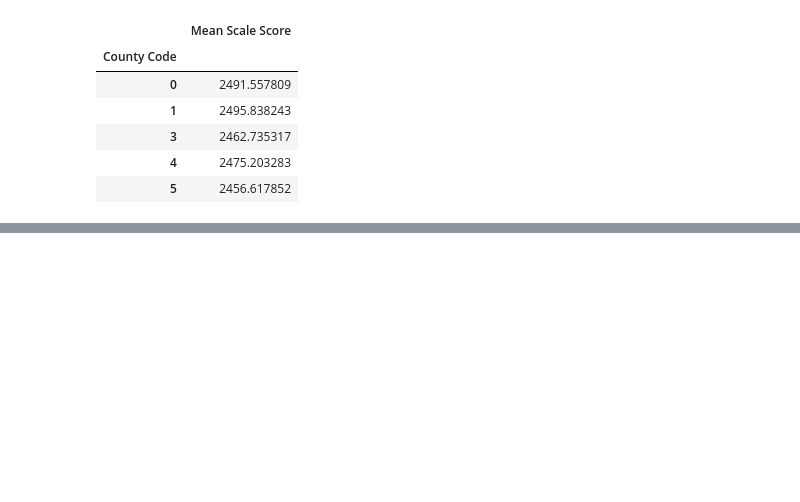
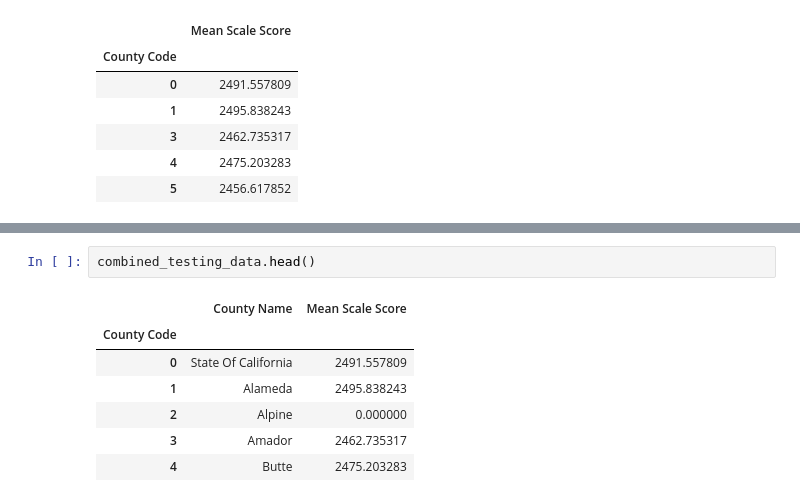
Before and after one commit to lawrencewang1/DavisHacks2025, a Jupyter notebook: data/visualization.ipynb, the cells around one changed output, grey strips where cells are left out. Drawn from its saved outputs; the diff is of its cells as text; blank space fills up the shorter version.

```diff
--- a/data/visualization.ipynb
+++ b/data/visualization.ipynb
@@ -128,0 +155,10 @@ sns.histplot(data=combined_testing_data, x='Mean Scale Score');
+# %%
+combined_testing_data.head()
+# %% [output]
+|  | County Name | Mean Scale Score |
+| County Code |  |  |
+| 0 | State Of California | 2491.557809 |
+| 1 | Alameda | 2495.838243 |
+| 2 | Alpine | 0.000000 |
+| 3 | Amador | 2462.735317 |
+| 4 | Butte | 2475.203283 |
```
Also changed, not shown: parts of 11 cells of this notebook, 1 other file.
